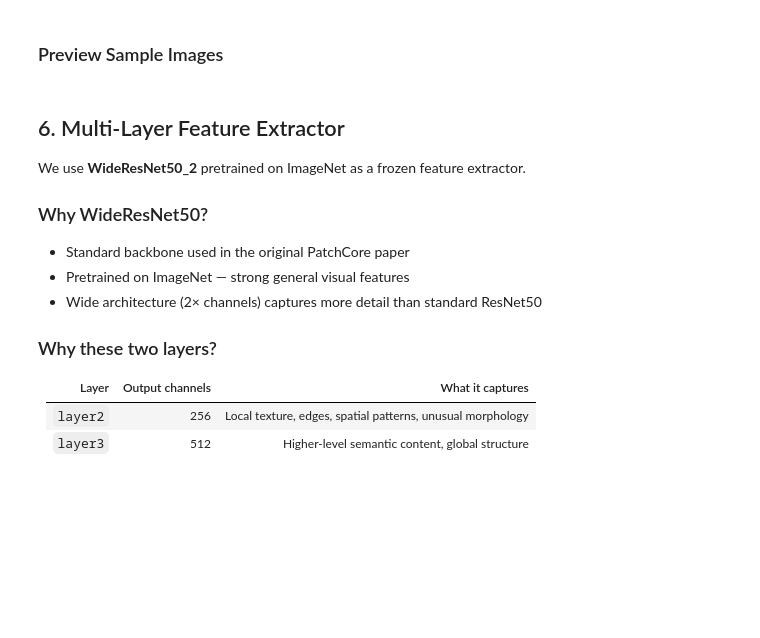
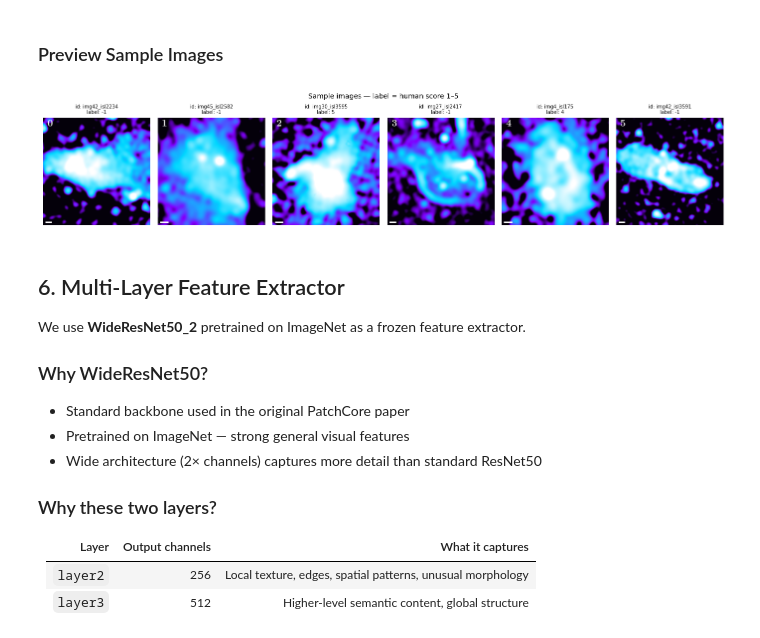
Before and after one commit to MioraRandrianasy/Patchore_feature_extraction_MGCLS, a Jupyter notebook: scripts/patchcore_extraction.ipynb, the cells around one changed output. Saved outputs shown, nothing was run; the diff lists cells and outputs as text; code cells hidden in the pictures; blank space fills up the shorter version.

```diff
--- a/scripts/patchcore_extraction.ipynb
+++ b/scripts/patchcore_extraction.ipynb
@@ -213,16 +235,18 @@ if objids_missing:
 # %%
 sample_ids = objids_found[:6]
 
 fig, axes = plt.subplots(1, len(sample_ids), figsize=(14, 3))
 for ax, oid in zip(axes, sample_ids):
     img = Image.open(image_map[oid]).convert('RGB')
-    lbl = labels.loc[int(oid)] if int(oid) in labels.index else '?'
+    lbl = labels.loc[oid] if oid in labels.index else '?'
     ax.imshow(img)
     ax.set_title(f'id: {oid}\nlabel: {lbl}', fontsize=7)
     ax.axis('off')
 plt.suptitle('Sample images — label = human score 1–5', fontsize=10)
 plt.tight_layout()
 plt.show()
+# %% [output]
+[figure, added]
 # %% [markdown]
 ## 6. Multi-Layer Feature Extractor
 
```
Also changed, not shown: parts of 16 cells of this notebook, 4 other files.
